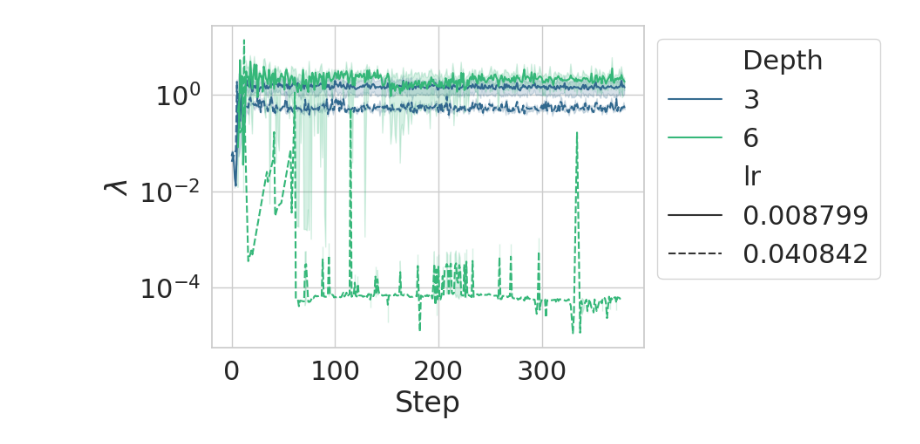
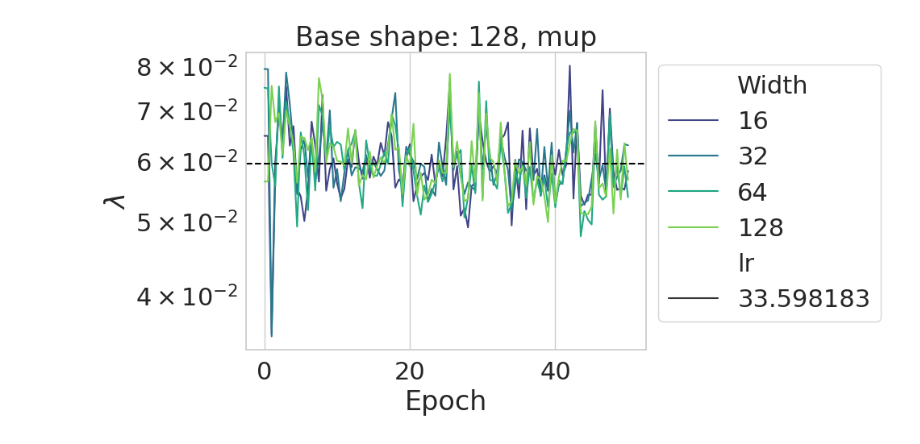
Before and after one commit to lorenzonoci/nn_large_depth_width_landscape, a Jupyter notebook: visualize.ipynb, the cells around one changed output. Cells and saved outputs as stored; diff of their text form; code cells hidden in the pictures.

```diff
--- a/visualize.ipynb
+++ b/visualize.ipynb
@@ -172,0 +188,26 @@ fig.savefig('mup_no_residuals_transfer.pdf', bbox_inches='tight')
+# %%
+# df2 = df.groupby(["Width", "lr", "seed"], as_index=False).rolling(2).mean()
+# df2 = df2[~df2['top_eig'].isna()]
+
+learningrates = [lrs[-3]]
+df2 = df[df['base_shape'] == base]
+df2 = df2[df2['lr'].isin(learningrates)]
+
+if parameterization == 'mup':
+    df2['top_eig'] *= df['Width'] / base
+
+df2["Epoch"] = df2["step"] / max(df2["step"]) * (n_epochs+1)
+
+fig, ax = plt.subplots(ncols=1, nrows=1)
+sns.lineplot(df2, x='Epoch', y='top_eig', hue='Width', style='lr', ax=ax, palette=sns.color_palette("viridis", n_colors=4))
+sns.move_legend(ax, loc='upper left', bbox_to_anchor=(1, 1))
+ax.set_yscale('log')
+# ax.set_xscale('log')
+ax.set_ylabel(r'$\lambda$')
+# ax.set_xlabel("Step")
+for lrr in learningrates:
+    ax.axhline(y=2/lrr, color='black', linestyle='--')
+ax.set_title(f"Base shape: {base}, {parameterization}")
+fig.show()
+# %% [output]
+[figure, added]
@@ -173,23 +237,12 @@ fig.savefig('mup_no_residuals_transfer.pdf', bbox_inches='tight')
 # %%
-df2 = df[df['lr'].isin([lrs[2], lrs[5]])]
-df2 = df2[df2['Depth'] > 0]
-df2 = df2[df2['top_eig']>0]# = df2['top_eig'] > 0
-df2['top_eig'] += 1e-5
-
-# df2 = df2[(df2['Depth'] <= 3) | ((df2['Depth'] == 6) & (df2['lr'].isin([lrs[2]])))]
-# df2 = df2[df2['step'] == 1000]
-# df2 = df2[df2['depth_mult'] <= 1]
-# df2 = df2[df2['width_mult'] == 4]
-# df2 = df2.groupby(["width_mult", "lr"], as_index=False).rolling(3).mean()
-# df2 = df2[~df2[metric].isna()]
+df2 = df[df['lr'].isin([lrs[3], lrs[9]])]
+df2['ntk_eig_1'] *= (df2['width_mult']*16)
 
 fig, ax = plt.subplots(ncols=1, nrows=1)
-sns.lineplot(df2, x='step', y='top_eig', hue='Depth', style='lr', ax=ax, palette=sns.color_palette("viridis", n_colors=2))
+sns.lineplot(df2, x='step', y='ntk_eig_2', hue='Width', style='lr', ax=ax, palette=sns.color_palette("viridis", n_colors=5))
 sns.move_legend(ax, loc='upper left', bbox_to_anchor=(1, 1))
 ax.set_yscale('log')
-ax.set_ylabel(r'$\lambda$')
+ax.set_ylabel(r'$\lambda_1$')
 ax.set_xlabel("Step")
-fig.savefig('mup_no_residuals_sharpness.pdf', bbox_inches='tight')
+# fig.savefig('mup_no_residuals_sharpness.pdf', bbox_inches='tight')
 # fig.show()
-# %% [output]
-[figure, removed]
```
Also changed, not shown: parts of 13 cells of this notebook, 8 other files.
